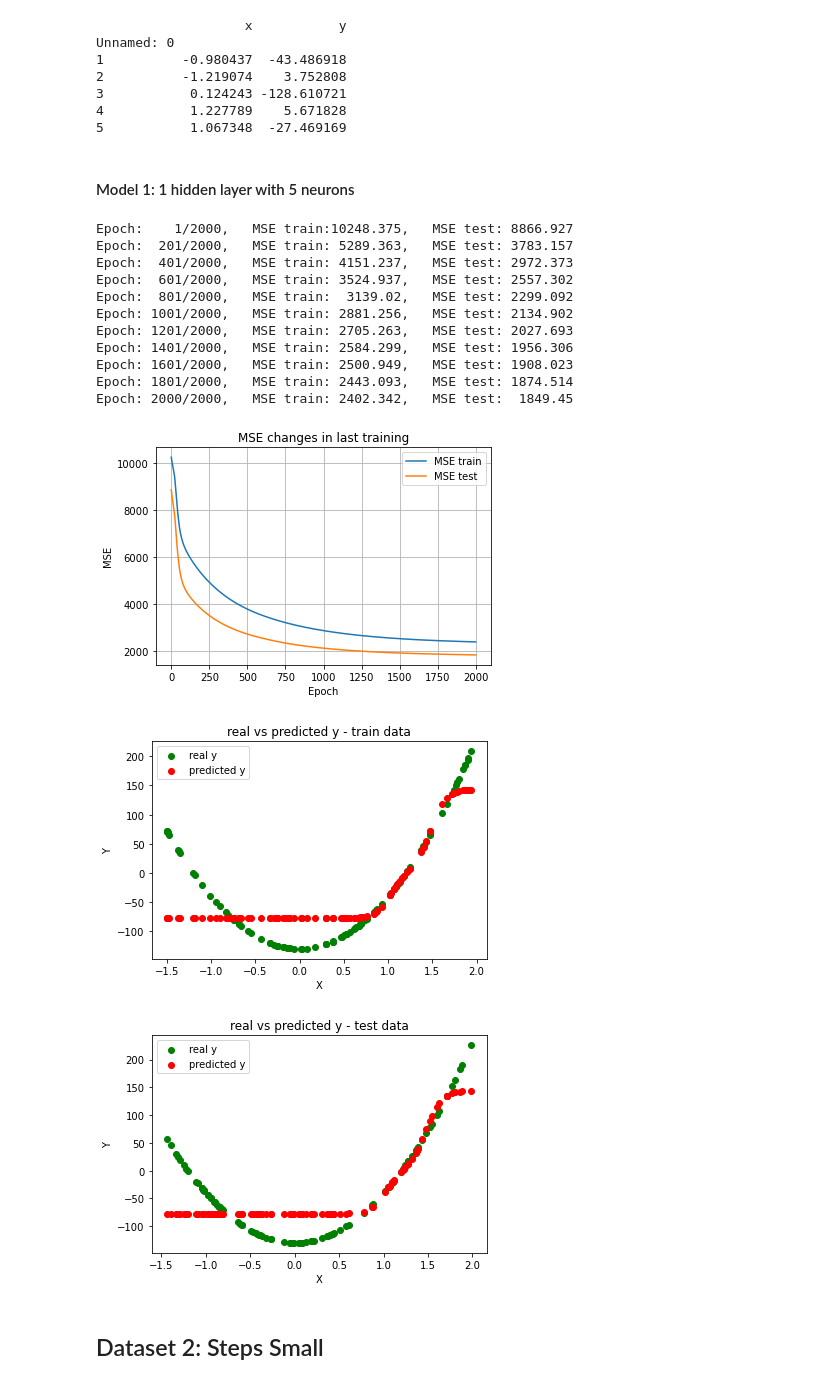
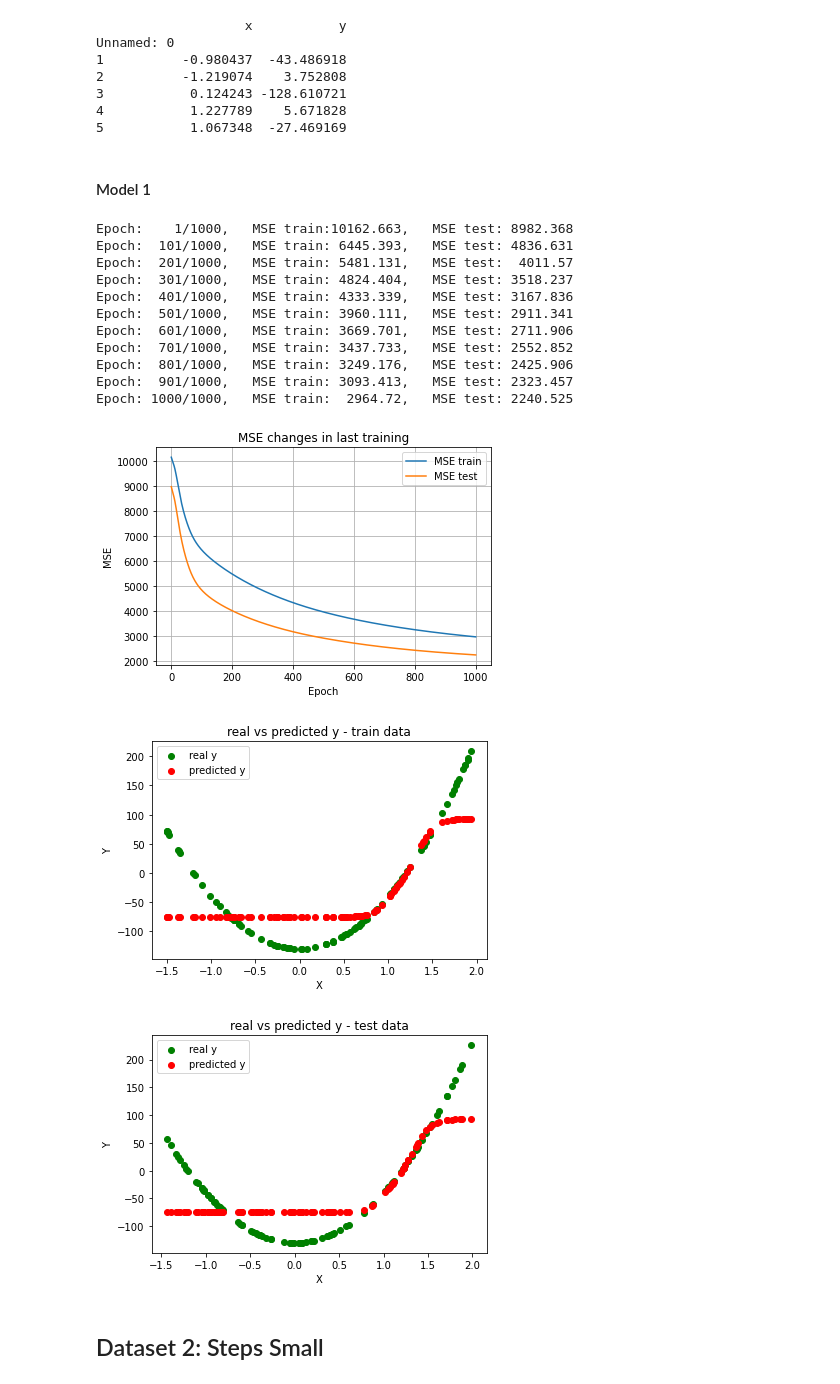
Before and after one commit to mstaczek/miowad, a Jupyter notebook: lab2.ipynb, the cells around one changed output. Saved outputs shown, nothing was run; the diff lists cells and outputs as text; code cells hidden in the pictures.

```diff
--- a/lab2.ipynb
+++ b/lab2.ipynb
@@ -60,47 +60,46 @@ Unnamed: 0
 4           1.227789    5.671828
 5           1.067348  -27.469169
 # %% [markdown]
-#### Model 1: 1 hidden layer with 5 neurons
+#### Model 1
 # %%
-net1 = NeuralNetwork(weights_randomizer='uniform')
+net1 = NeuralNetwork(weights_randomizer='normal')
 net1.add(Layer(neurons_count=1, add_bias=True))
-net1.add(Layer(neurons_count=5, activation_fun="sigmoid", add_bias=True))
+net1.add(Layer(neurons_count=3, activation_fun="sigmoid", add_bias=True))
 net1.add(Layer(neurons_count=1, activation_fun="linear", add_bias=False))
-# print(net1_1_5_1)
 # %%
-net1.train(x_train, y_train,x_test,y_test, epochs=2000, learning_rate=0.0001, batch_size=1)
+net1.train(x_train, y_train,x_test,y_test, epochs=1000, learning_rate=0.0003, batch_size=3)
 net1.plot_training_history()
 import matplotlib.pyplot as plt
 plt.scatter(x_train, y_train, color="green",label="real y")
 plt.scatter(x_train, net1.predict(x_train), color="red",label="predicted y")
 plt.legend()
 plt.xlabel("X")
 plt.ylabel("Y")
 plt.title("real vs predicted y - train data")
 plt.show()
 
 plt.scatter(x_test, y_test, color="green",label="real y")
 plt.scatter(x_test, net1.predict(x_test), color="red",label="predicted y")
 plt.legend()
 plt.xlabel("X")
 plt.ylabel("Y")
 plt.title("real vs predicted y - test data")
 plt.show()
 # %% [output]
-Epoch:    1/2000,   MSE train:10248.375,   MSE test: 8866.927
-Epoch:  201/2000,   MSE train: 5289.363,   MSE test: 3783.157
-Epoch:  401/2000,   MSE train: 4151.237,   MSE test: 2972.373
-Epoch:  601/2000,   MSE train: 3524.937,   MSE test: 2557.302
-Epoch:  801/2000,   MSE train:  3139.02,   MSE test: 2299.092
-Epoch: 1001/2000,   MSE train: 2881.256,   MSE test: 2134.902
-Epoch: 1201/2000,   MSE train: 2705.263,   MSE test: 2027.693
-Epoch: 1401/2000,   MSE train: 2584.299,   MSE test: 1956.306
-Epoch: 1601/2000,   MSE train: 2500.949,   MSE test: 1908.023
-Epoch: 1801/2000,   MSE train: 2443.093,   MSE test: 1874.514
-Epoch: 2000/2000,   MSE train: 2402.342,   MSE test:  1849.45
+Epoch:    1/1000,   MSE train:10162.663,   MSE test: 8982.368
+Epoch:  101/1000,   MSE train: 6445.393,   MSE test: 4836.631
+Epoch:  201/1000,   MSE train: 5481.131,   MSE test:  4011.57
+Epoch:  301/1000,   MSE train: 4824.404,   MSE test: 3518.237
+Epoch:  401/1000,   MSE train: 4333.339,   MSE test: 3167.836
+Epoch:  501/1000,   MSE train: 3960.111,   MSE test: 2911.341
+Epoch:  601/1000,   MSE train: 3669.701,   MSE test: 2711.906
+Epoch:  701/1000,   MSE train: 3437.733,   MSE test: 2552.852
+Epoch:  801/1000,   MSE train: 3249.176,   MSE test: 2425.906
+Epoch:  901/1000,   MSE train: 3093.413,   MSE test: 2323.457
+Epoch: 1000/1000,   MSE train:  2964.72,   MSE test: 2240.525
-[figure, old version]
+[figure, new version]
-[figure, old version]
+[figure, new version]
-[figure, old version]
+[figure, new version]
 # %% [markdown]
 ## Dataset 2: Steps Small
 # %%
```
Also changed, not shown: parts of 5 cells of this notebook.
